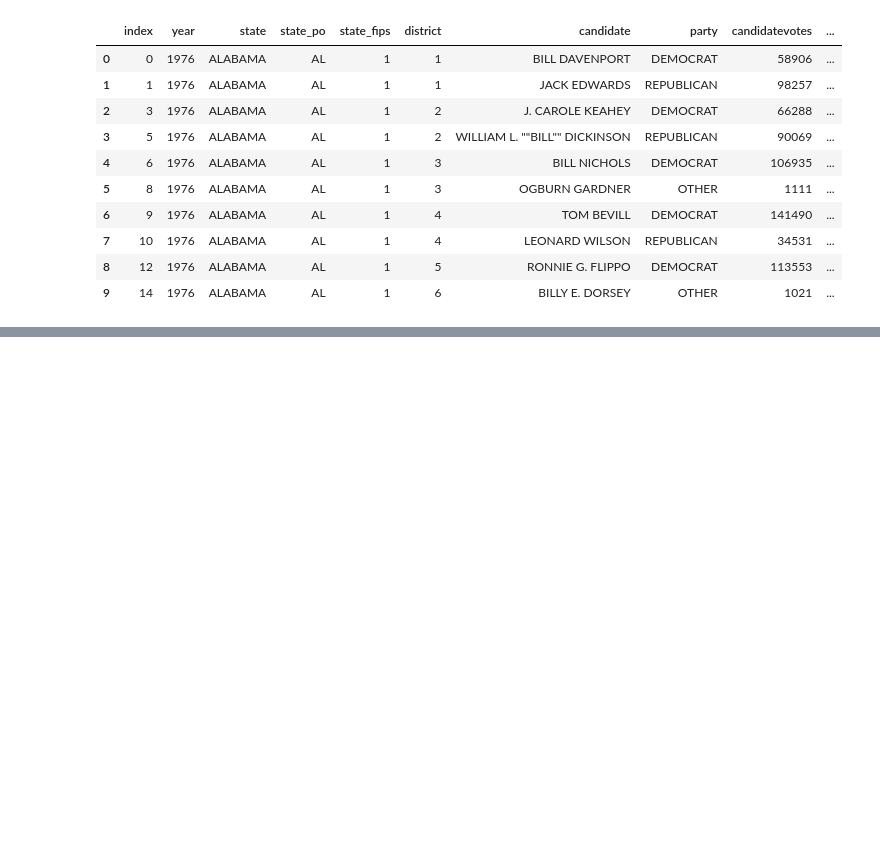
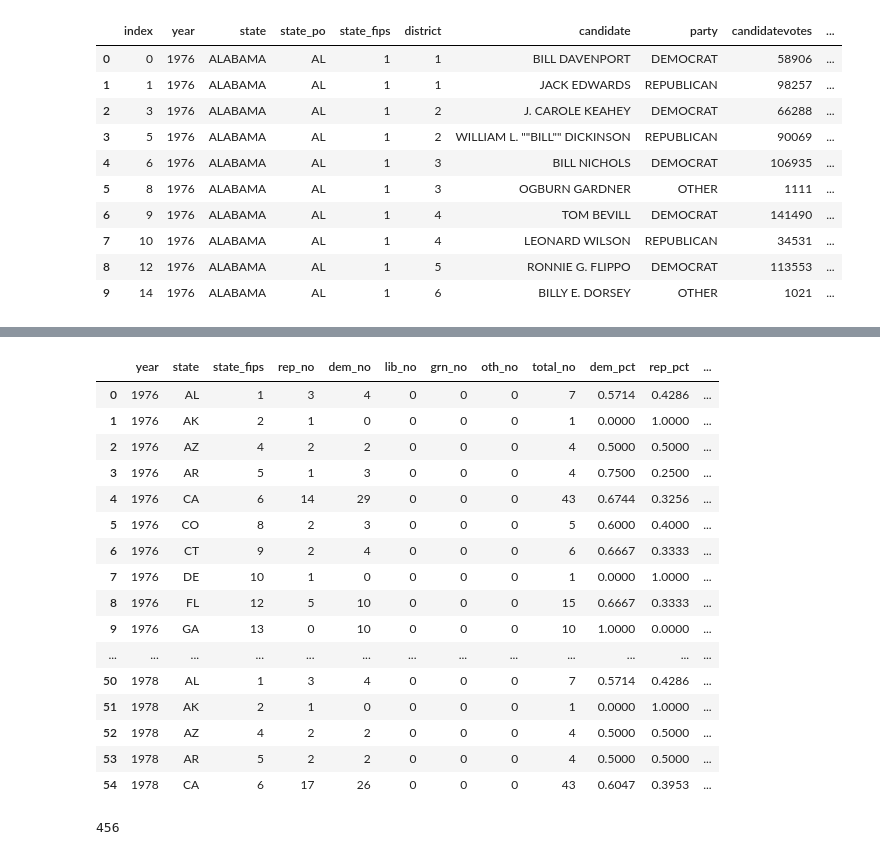
Before and after one commit to Ayushi1019/US_Election_visualization, a Jupyter notebook: house_voting_trends.ipynb, the cells around one changed output, grey strips where cells are left out. Saved outputs shown, nothing was run; the diff lists cells and outputs as text; code cells hidden in the pictures; blank space fills up the shorter version.

```diff
--- a/house_voting_trends.ipynb
+++ b/house_voting_trends.ipynb
@@ -129 +123,21 @@ KeyError: "None of [('state_fips', 'year', 'district')] are in the columns"
+# %%
+def get_winning_party(row):
+    max_val = 0
+    winning_party = '#'
+    if row['dem_no'] > max_val:
+        max_val = row['dem_no']
+        winning_party = 'd'
+    if row['rep_no'] > max_val:
+        max_val = row['rep_no']
+        winning_party = 'r'
+    if row['grn_no'] > max_val:
+        max_val = row['grn_no']
+        winning_party = 'g'
+    if row['lib_no'] > max_val:
+        max_val = row['lib_no']
+        winning_party = 'l'
+    if row['oth_no'] > max_val:
+        max_val = row['oth_no']
+        winning_party = 'o'
+    return winning_party
 # %%
@@ -170,0 +265,24 @@ for index, row in new_df.iterrows():
+# %%
+final_df.head(55)
+# %% [output]
+|  | year | state | state_fips | rep_no | dem_no | lib_no | grn_no | oth_no | total_no | dem_pct | rep_pct | ... |
+| 0 | 1976 | AL | 1 | 3 | 4 | 0 | 0 | 0 | 7 | 0.5714 | 0.4286 | ... |
+| 1 | 1976 | AK | 2 | 1 | 0 | 0 | 0 | 0 | 1 | 0.0000 | 1.0000 | ... |
+| 2 | 1976 | AZ | 4 | 2 | 2 | 0 | 0 | 0 | 4 | 0.5000 | 0.5000 | ... |
+| 3 | 1976 | AR | 5 | 1 | 3 | 0 | 0 | 0 | 4 | 0.7500 | 0.2500 | ... |
+| 4 | 1976 | CA | 6 | 14 | 29 | 0 | 0 | 0 | 43 | 0.6744 | 0.3256 | ... |
+| 5 | 1976 | CO | 8 | 2 | 3 | 0 | 0 | 0 | 5 | 0.6000 | 0.4000 | ... |
+| 6 | 1976 | CT | 9 | 2 | 4 | 0 | 0 | 0 | 6 | 0.6667 | 0.3333 | ... |
+| 7 | 1976 | DE | 10 | 1 | 0 | 0 | 0 | 0 | 1 | 0.0000 | 1.0000 | ... |
+| 8 | 1976 | FL | 12 | 5 | 10 | 0 | 0 | 0 | 15 | 0.6667 | 0.3333 | ... |
+| 9 | 1976 | GA | 13 | 0 | 10 | 0 | 0 | 0 | 10 | 1.0000 | 0.0000 | ... |
+| ... | ... | ... | ... | ... | ... | ... | ... | ... | ... | ... | ... | ... |
+| 50 | 1978 | AL | 1 | 3 | 4 | 0 | 0 | 0 | 7 | 0.5714 | 0.4286 | ... |
+| 51 | 1978 | AK | 2 | 1 | 0 | 0 | 0 | 0 | 1 | 0.0000 | 1.0000 | ... |
+| 52 | 1978 | AZ | 4 | 2 | 2 | 0 | 0 | 0 | 4 | 0.5000 | 0.5000 | ... |
+| 53 | 1978 | AR | 5 | 2 | 2 | 0 | 0 | 0 | 4 | 0.5000 | 0.5000 | ... |
+| 54 | 1978 | CA | 6 | 17 | 26 | 0 | 0 | 0 | 43 | 0.6047 | 0.3953 | ... |
+# %%
+print(len(final_df))
+# %% [output]
+456
```
Also changed, not shown: parts of 6 cells of this notebook.
